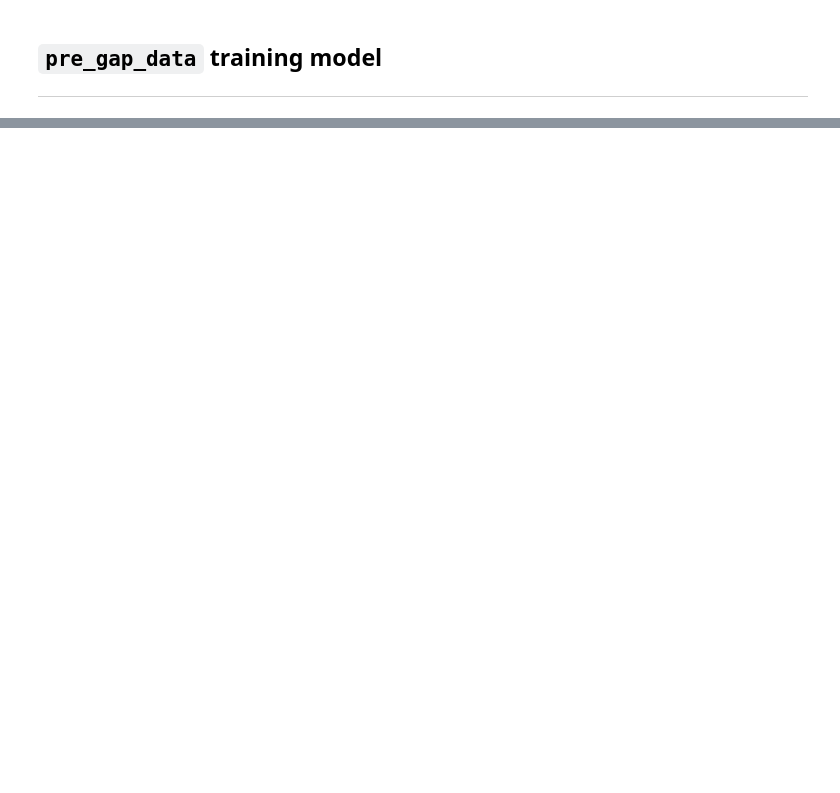
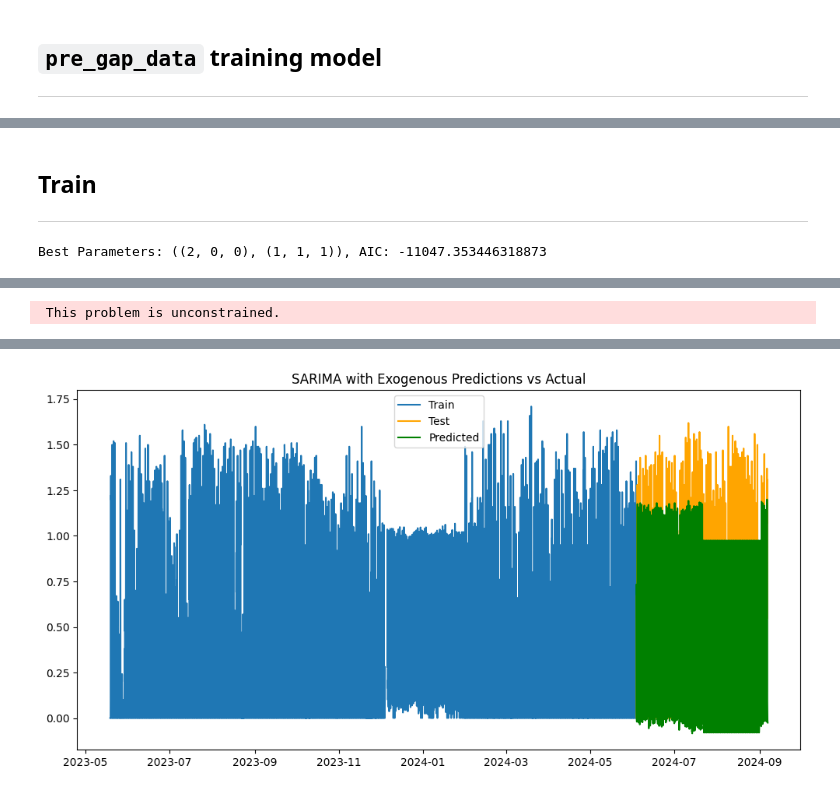
Before and after one commit to Richie-Z/solar-panel-prediction, a Jupyter notebook: model/arima.ipynb, the cells around one changed output, grey strips where cells are left out. Cells and saved outputs as stored; diff of their text form; code cells hidden in the pictures; blank space fills up the shorter version.

```diff
--- a/model/arima.ipynb
+++ b/model/arima.ipynb
@@ -265,0 +262,74 @@ Warning: RMSE is greater than 10% of the mean value.
+# %% [markdown]
+## Train
+---
+# %%
+# Tune hyperparameters
+p = d = q = range(0, 3)
+P = D = Q = range(0, 2)
+seasonal_period = 24
+
+best_params, best_aic = find_best_sarima_cached(
+    combined_data[DatasetColumns.PV_YIELD.value],
+    seasonal_period,
+    p,
+    d,
+    q,
+    P,
+    D,
+    Q,
+    "sarima_full"
+)
+
+(order_params, seasonal_params) = best_params
+print(f"Best Parameters: {best_params}, AIC: {best_aic}")
+# %% [output]
+Best Parameters: ((2, 0, 0), (1, 1, 1)), AIC: -11047.353446318873
+# %%
+# Train with Exogenous Variables
+def full_train_sarima_with_exogenous():
+    merged_train = combined_data_train.merge(
+        weather_data[weather_features],
+        left_index=True,
+        right_index=True,
+        how="inner",
+    )
+    merged_test = combined_data_test.merge(
+        weather_data[weather_features],
+        left_index=True,
+        right_index=True,
+        how="inner",
+    )
+
+    exog_train = merged_train[weather_features].ffill()
+    exog_test = merged_test[weather_features].ffill()
+
+    sarimax_model_exog = SARIMAX(
+        merged_train[DatasetColumns.PV_YIELD.value],
+        exog=exog_train,
+        order=order_params,
+        seasonal_order=seasonal_params + (seasonal_period,),
+        enforce_stationarity=False,
+        enforce_invertibility=False,
+    )
+
+    sarimax_result_exog = sarimax_model_exog.fit()
+
+    preds_exog = sarimax_result_exog.predict(
+        start=merged_test.index[0],
+        end=merged_test.index[-1],
+        exog=exog_test,
+    )
+
+    evaluate_predictions(merged_test[DatasetColumns.PV_YIELD.value], preds_exog)
+
+    compare_prediction(
+        "SARIMA with Exogenous Predictions vs Actual",
+        merged_train[DatasetColumns.PV_YIELD.value],
+        merged_test[DatasetColumns.PV_YIELD.value],
+        preds_exog,
+    )
+    return sarimax_result_exog
+
+
+trained_model = full_train_sarima_with_exogenous()
+# %% [output]
@@ -265,0 +346 @@ Warning: RMSE is greater than 10% of the mean value.
+ This problem is unconstrained.
@@ -265,0 +364 @@ Warning: RMSE is greater than 10% of the mean value.
+[figure, added]
```
Also changed, not shown: parts of 13 cells of this notebook, 6 other files.
